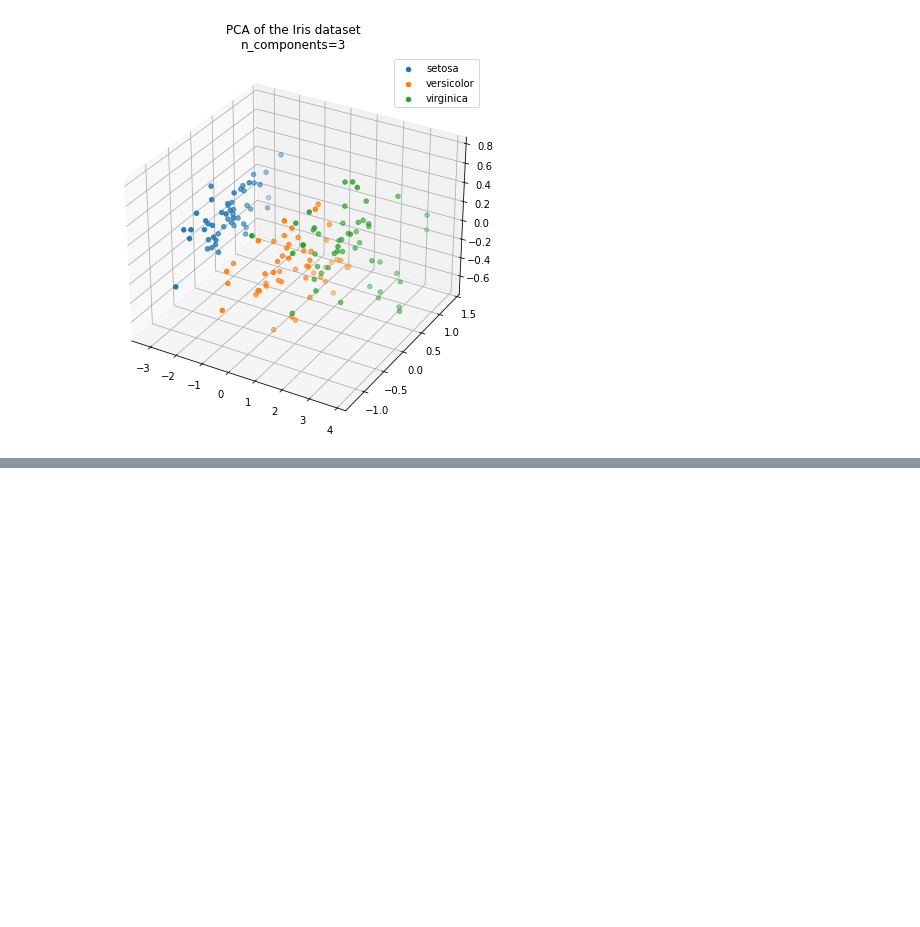
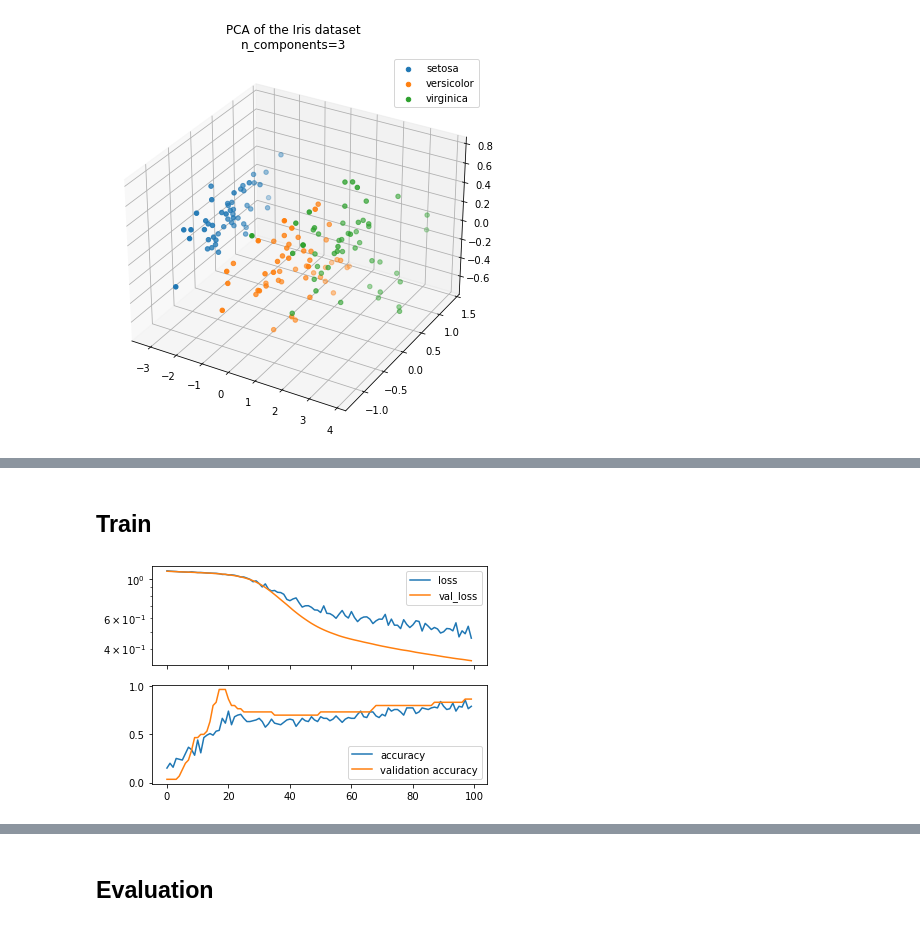
Before and after one commit to Viibrant/NNGA, a Jupyter notebook: src/nn/iris_exploratory.ipynb, the cells around one changed output, grey strips where cells are left out. Drawn from its saved outputs; the diff is of its cells as text; code cells hidden in the pictures; blank space fills up the shorter version.

Commit message:
Added training code

```diff
--- a/src/nn/iris_exploratory.ipynb
+++ b/src/nn/iris_exploratory.ipynb
@@ -90,0 +107,3 @@ Text(0.5, 0.92, 'PCA of the Iris dataset\nn_components=3')
+# %%
+X, y = sc.fit_transform(iris.data), oe.fit_transform(iris.target.values.reshape(-1, 1))
+X_train, X_test, y_train, y_test = train_test_split(X, y, test_size=0.2, random_state=42)
@@ -90,0 +128,2 @@ Text(0.5, 0.92, 'PCA of the Iris dataset\nn_components=3')
+# %% [markdown]
+## Train
@@ -90,0 +133,44 @@ Text(0.5, 0.92, 'PCA of the Iris dataset\nn_components=3')
+# %%
+# Module to plot the learning curve
+# Retrieved from https://gist.github.com/stared/dfb4dfaf6d9a8501cd1cc8b8cb806d2e
+class PlotLearning(Callback):
+    def on_train_begin(self, logs={}):
+        self.i = 0
+        self.x = []
+        self.losses = []
+        self.val_losses = []
+        self.acc = []
+        self.val_acc = []
+        self.fig = plt.figure(figsize=(15, 10))
+
+        self.logs = []
+
+    def on_epoch_end(self, epoch, logs={}):
+
+        self.logs.append(logs)
+        self.x.append(self.i)
+        self.losses.append(logs.get('loss'))
+        self.val_losses.append(logs.get('val_loss'))
+        self.acc.append(logs.get('accuracy'))
+        self.val_acc.append(logs.get('val_accuracy'))
+        self.i += 1
+        f, (ax1, ax2) = plt.subplots(2, 1, sharex=True)
+
+        clear_output(wait=True)
+
+
+        ax1.set_yscale('log')
+        ax1.plot(self.x, self.losses, label="loss")
+        ax1.plot(self.x, self.val_losses, label="val_loss")
+        ax1.legend()
+
+        ax2.plot(self.x, self.acc, label="accuracy")
+        ax2.plot(self.x, self.val_acc, label="validation accuracy")
+        ax2.legend()
+
+        plt.show()
+plot = PlotLearning()
+# %%
+history = model.fit(X_train, y_train, batch_size=40, epochs=100, validation_data=(X_test, y_test), callbacks=[plot])
+# %% [output]
+[figure, added]
@@ -90,0 +178,2 @@ Text(0.5, 0.92, 'PCA of the Iris dataset\nn_components=3')
+# %% [markdown]
+## Evaluation
```
Also changed, not shown: parts of 14 cells of this notebook.
